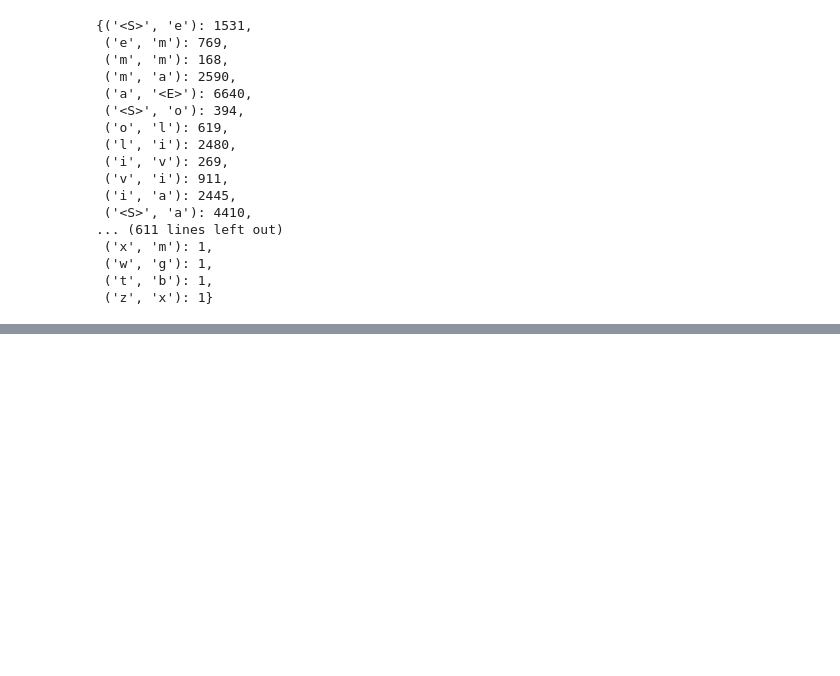
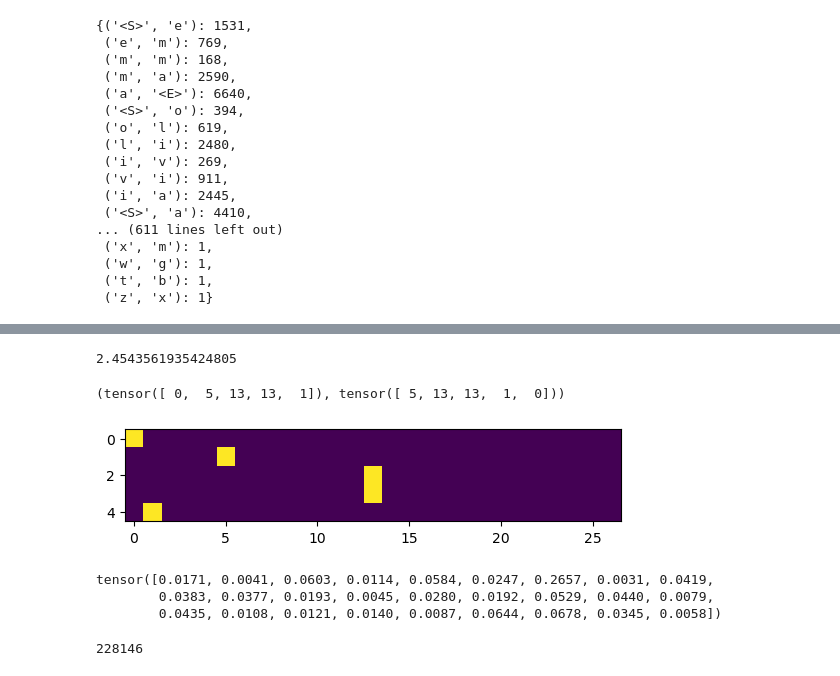
Before and after one commit to jwei302/neural-nets, a Jupyter notebook: bigram.ipynb, the cells around one changed output, grey strips where cells are left out. Cells and saved outputs as stored; diff of their text form; code cells hidden in the pictures; blank space fills up the shorter version.

```diff
--- a/bigram.ipynb
+++ b/bigram.ipynb
@@ -65,0 +96,71 @@ a = torch.zeros((3, 5, 2), dtype=torch.int32)
+# %%
+# calculate negative log likelihood of certain words.
+negative_log_likelihood = 0
+count = 0
+for w in words:
+    chs = ['.'] + list(w) + ['.']
+    for ch1, ch2 in zip(chs, chs[1:]):
+        ix1 = stoi[ch1]
+        ix2 = stoi[ch2]
+        prob = P[ix1, ix2]
+        log_prob = torch.log(prob)
+        negative_log_likelihood += -log_prob
+        count += 1
+print(f'{negative_log_likelihood/count}')
+# %% [output]
+2.4543561935424805
+# %%
+# neural network approach to bigrams
+
+xs, ys = [], []
+
+for w in words[:1]:
+    chs = ['.'] + list(w) + ['.']
+    for ch1, ch2 in zip(chs, chs[1:]):
+        ix1 = stoi[ch1]
+        ix2 = stoi[ch2]
+        xs.append(ix1)
+        ys.append(ix2)
+
+# this is different from torch.Tensor, which directly assumes float type.
+xs = torch.tensor(xs)
+ys = torch.tensor(ys)
+xs, ys
+# %% [output]
+(tensor([ 0,  5, 13, 13,  1]), tensor([ 5, 13, 13,  1,  0]))
+# %%
+# use one-hot encoding to encode integers as vectors
+import torch.nn.functional as F
+x_enc = F.one_hot(xs, num_classes=27).float()
+plt.imshow(x_enc)
+plt.show()
+# %% [output]
+[figure, added]
+# %%
+W = torch.randn((27, 27))
+logits = x_enc @ W
+counts = logits.exp()
+probs = counts / counts.sum(1, keepdim=True)
+# %% [output]
+tensor([0.0171, 0.0041, 0.0603, 0.0114, 0.0584, 0.0247, 0.2657, 0.0031, 0.0419,
+        0.0383, 0.0377, 0.0193, 0.0045, 0.0280, 0.0192, 0.0529, 0.0440, 0.0079,
+        0.0435, 0.0108, 0.0121, 0.0140, 0.0087, 0.0644, 0.0678, 0.0345, 0.0058])
+# %%
+# building the training data, using a neural network
+
+xs, ys = [], []
+
+for w in words:
+    chs = ['.'] + list(w) + ['.']
+    for ch1, ch2 in zip(chs, chs[1:]):
+        ix_x = stoi[ch1]
+        ix_y = stoi[ch2]
+        xs.append(ix_x)
+        ys.append(ix_y)
+
+xs = torch.tensor(xs)
+ys = torch.tensor(ys)
+
+xs = F.one_hot(xs, 27).float()
+# %% [output]
+228146
```
Also changed, not shown: parts of 8 cells of this notebook.
